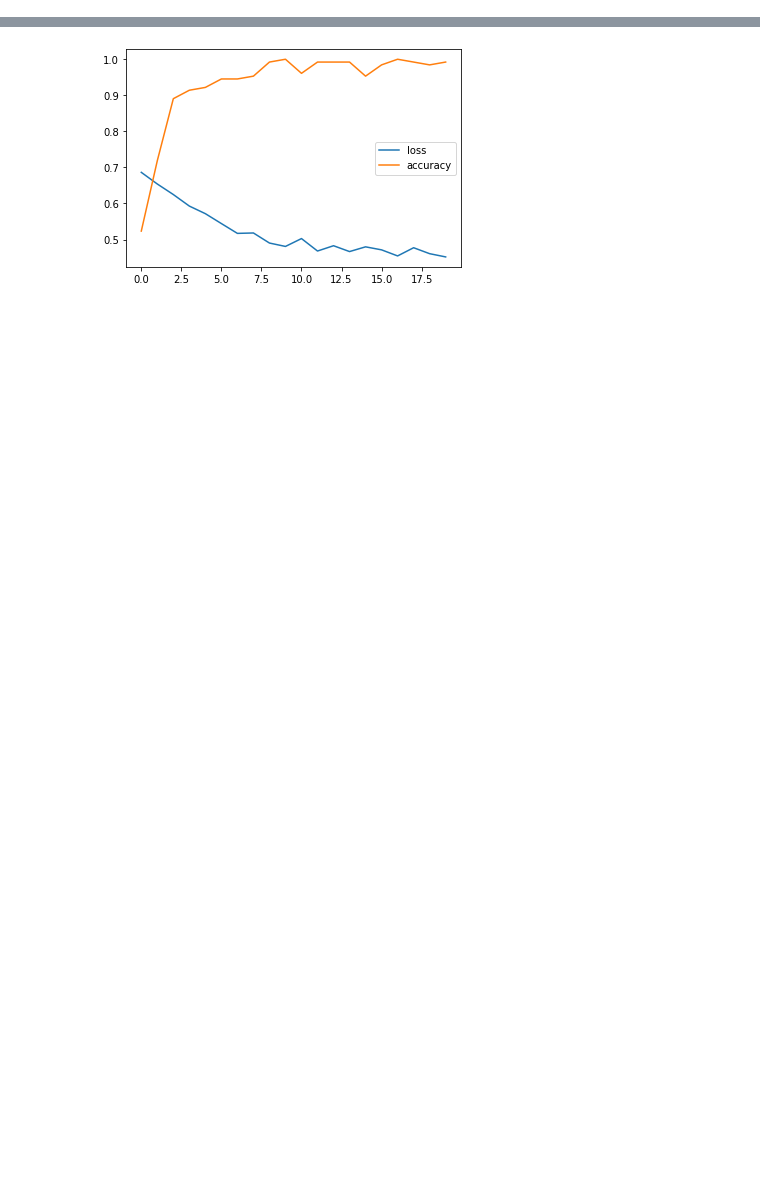
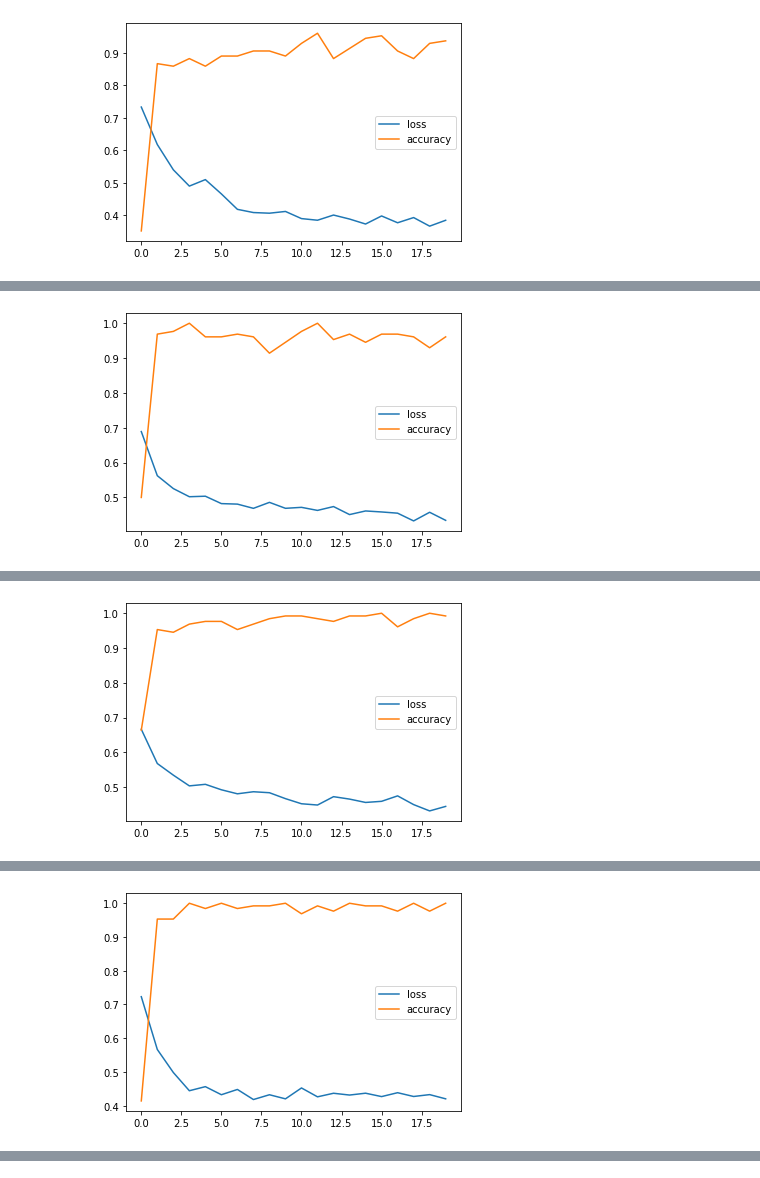
Before and after one commit to haimengzhao/quantum-fed-infer, a Jupyter notebook: test.ipynb, the cells around one changed output, grey strips where cells are left out. Cells and saved outputs as stored; diff of their text form; code cells hidden in the pictures; blank space fills up the shorter version.

Commit message:
combining different node clfs

```diff
--- a/test.ipynb
+++ b/test.ipynb
@@ -5,6 +5,8 @@ import jax.numpy as jnp
 import tensorflow as tf
 import matplotlib.pyplot as plt
 from tqdm.notebook import tqdm
+# %%
+n = 8
 # %%
 K = tc.set_backend('jax')
 # %%
@@ -43,3 +23 @@ plt.imshow(jnp.real(c.wavefunction().reshape(16, 16)))
-# %%
-data = tf.data.Dataset.from_tensor_slices((x_train_small, y_train)).shuffle(100).batch(128)
 # %%
@@ -57,15 +35,12 @@ loss = K.jit(loss, static_argnums=[3])
 # %%
-def accuracy(params, x, y, k):
-    c = tc.Circuit(8, inputs=x)
+def accuracy(params, x, y, k, out):
+    c = tc.Circuit(n, inputs=x)
     for j in range(k):
-        for i in range(8 - 1):
+        for i in range(n - 1):
             c.cnot(i, i + 1)
-        for i in range(8):
+        for i in range(n):
             c.rx(i, theta=params[2 * j, i])
             c.ry(i, theta=params[2 * j + 1, i])
-    y_pred = jnp.round((jnp.real(c.expectation([tc.gates.z(), [0,]])) + 1) / 2)
+    y_pred = jnp.round((jnp.real(c.expectation([tc.gates.z(), [out,]])) + 1) / 2)
     return y_pred == y
-accuracy = K.jit(accuracy, static_argnums=[3])
+accuracy = K.jit(accuracy, static_argnums=[3, 4])
-# %%
-k = 6
-params = K.randn((k * 2, 8), dtype=jnp.float32)
@@ -76,19 +50,37 @@ opt_state = opt.init(params)
 compute_loss = K.vectorized_value_and_grad(loss, vectorized_argnums=[1, 2])
 compute_accuracy = K.vmap(accuracy, vectorized_argnums=[1, 2])
 # %%
-loss_list = []
-acc_list = []
-for e in tqdm(range(2)):
-    for i, (x, y) in enumerate(data):
-        x = x.numpy()
-        y = y.numpy()
-        loss_val, grad_val = compute_loss(params, x, y, k)
-        updates, opt_state = opt.update(grad_val, opt_state, params)
-        params = optax.apply_updates(params, updates)
-        loss_mean = jnp.mean(loss_val)
-        if i % 10 == 0:
-            acc = jnp.mean(compute_accuracy(params, x, y, k))
-            acc_list.append(acc)
-            loss_list.append(loss_mean)
-            print(f'epoch {e}, {i}/{len(data)}: loss={loss_mean:.4f}, acc={acc:.4f}')
+params_list = []
+for node in tqdm(range(6)):
+    x_train_node, y_train_node = filter_pair(x_train, y_train, 0, node + 1)
+    x_train_small = tf.image.resize(x_train_node[..., tf.newaxis], (int(2**(n/2)), int(2**(n/2)))).numpy()[..., 0].reshape(-1, 2**n)
+    x_train_small = x_train_small / jnp.sqrt(jnp.sum(x_train_small**2, axis=-1, keepdims=True))
+    data = tf.data.Dataset.from_tensor_slices((x_train_small, y_train_node)).shuffle(100).batch(128)
+
+    params = K.randn((k * 2, n), dtype=jnp.float32)
+    opt = optax.adam(learning_rate=1e-2)
+    opt_state = opt.init(params)
+
+    loss_list = []
+    acc_list = []
+    for e in tqdm(range(5)):
+        for i, (x, y) in enumerate(data):
+            x = x.numpy()
+            y = y.numpy()
+            loss_val, grad_val = compute_loss(params, x, y, k, node)
+            updates, opt_state = opt.update(grad_val, opt_state, params)
+            params = optax.apply_updates(params, updates)
+            loss_mean = jnp.mean(loss_val)
+            if i % 30 == 0:
+                acc = jnp.mean(compute_accuracy(params, x, y, k, node))
+                acc_list.append(acc)
+                loss_list.append(loss_mean)
+                print(f'epoch {e}, {i}/{len(data)}: loss={loss_mean:.4f}, acc={acc:.4f}')
+
+    plt.plot(loss_list)
+    plt.plot(acc_list)
+    plt.legend(['loss', 'accuracy'])
+    plt.show()
+
+    params_list.append(params)
 # %% [output]
@@ -114,0 +107 @@ epoch 1, 90/99: loss=0.4518, acc=0.9922
+[figure, added]
@@ -114,0 +128 @@ epoch 1, 90/99: loss=0.4518, acc=0.9922
+[figure, added]
@@ -114,0 +149 @@ epoch 1, 90/99: loss=0.4518, acc=0.9922
+[figure, added]
@@ -114,0 +170 @@ epoch 1, 90/99: loss=0.4518, acc=0.9922
+[figure, added]
@@ -115,9 +208,2 @@ epoch 1, 90/99: loss=0.4518, acc=0.9922
-# %%
-plt.plot(loss_list)
-plt.plot(acc_list)
-plt.legend(['loss', 'accuracy'])
-plt.show()
-# %% [output]
-[figure, removed]
 # %%
 def pred(params, x, y, k):
```
Also changed, not shown: parts of 15 cells of this notebook.
